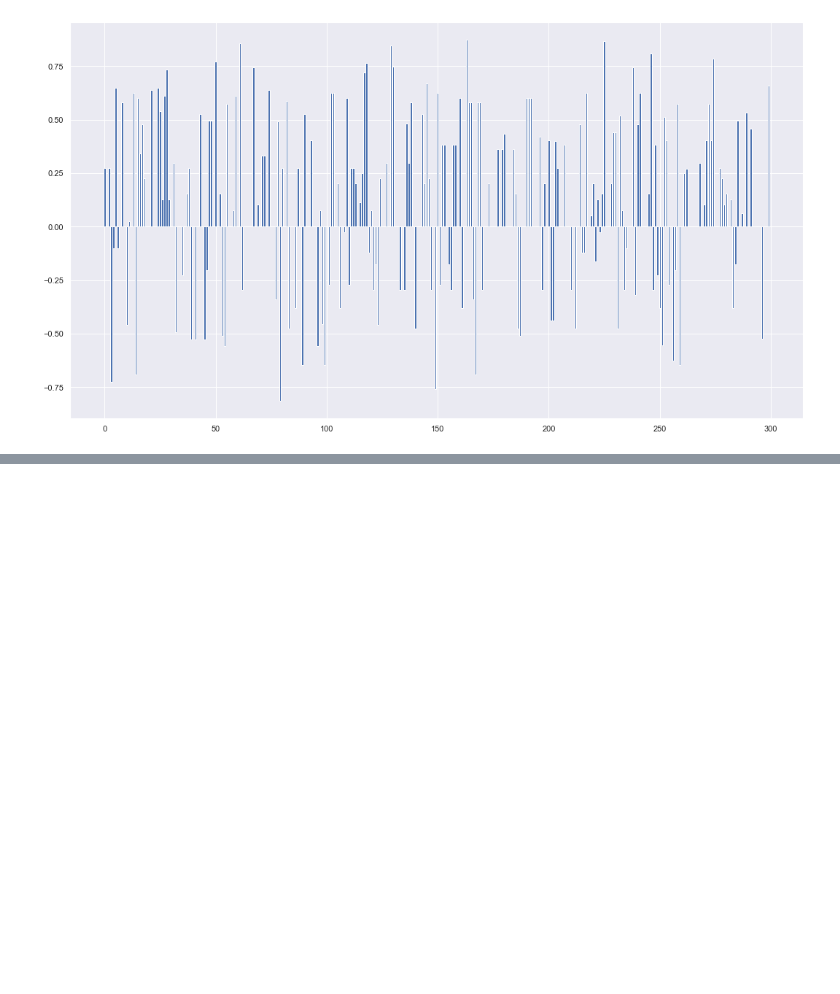
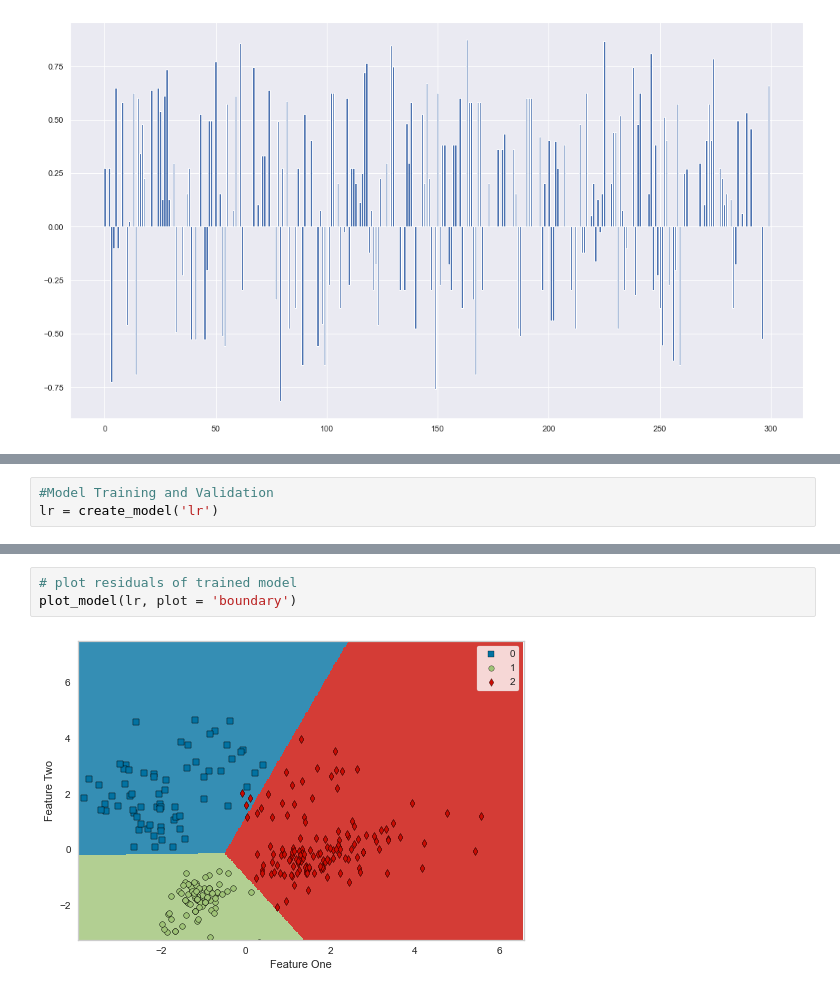
Before and after one commit to Nethmifonseka97/Twitter_Sentiment_Analysis, a Jupyter notebook: Distinguishing Sentiments.ipynb, the cells around one changed output, grey strips where cells are left out. Cells and saved outputs as stored; diff of their text form; blank space fills up the shorter version.

```diff
--- a/Distinguishing Sentiments.ipynb
+++ b/Distinguishing Sentiments.ipynb
@@ -376,0 +389,3 @@ ImportError: cannot import name 'FrameOrSeriesUnion' from 'pandas._typing' (C:\U
+# %%
+#Model Training and Validation
+lr = create_model('lr')
@@ -376,0 +406,5 @@ ImportError: cannot import name 'FrameOrSeriesUnion' from 'pandas._typing' (C:\U
+# %%
+# plot residuals of trained model
+plot_model(lr, plot = 'boundary')
+# %% [output]
+[figure, added]
```
Also changed, not shown: parts of 6 cells of this notebook, 1 other file.
